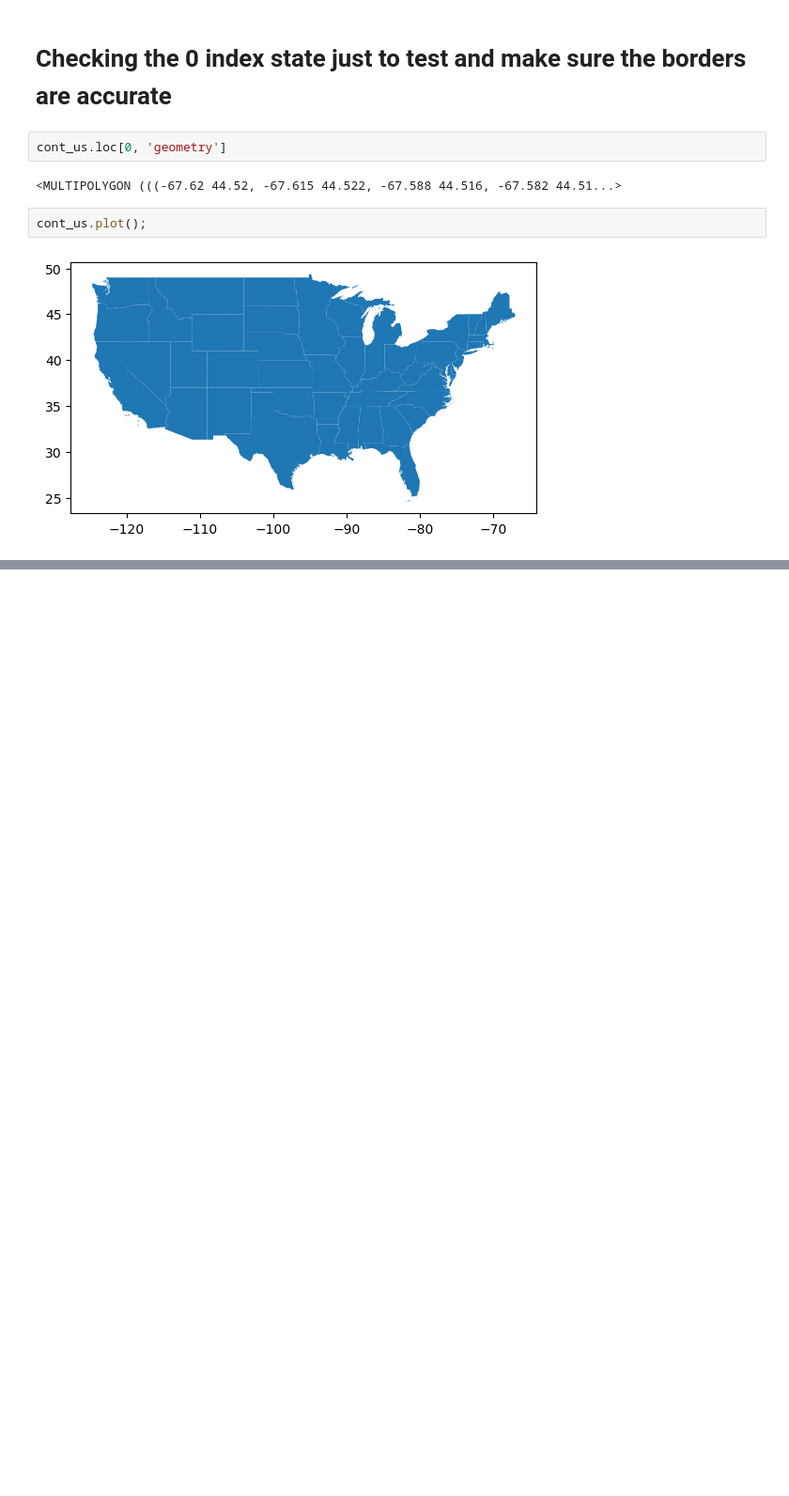
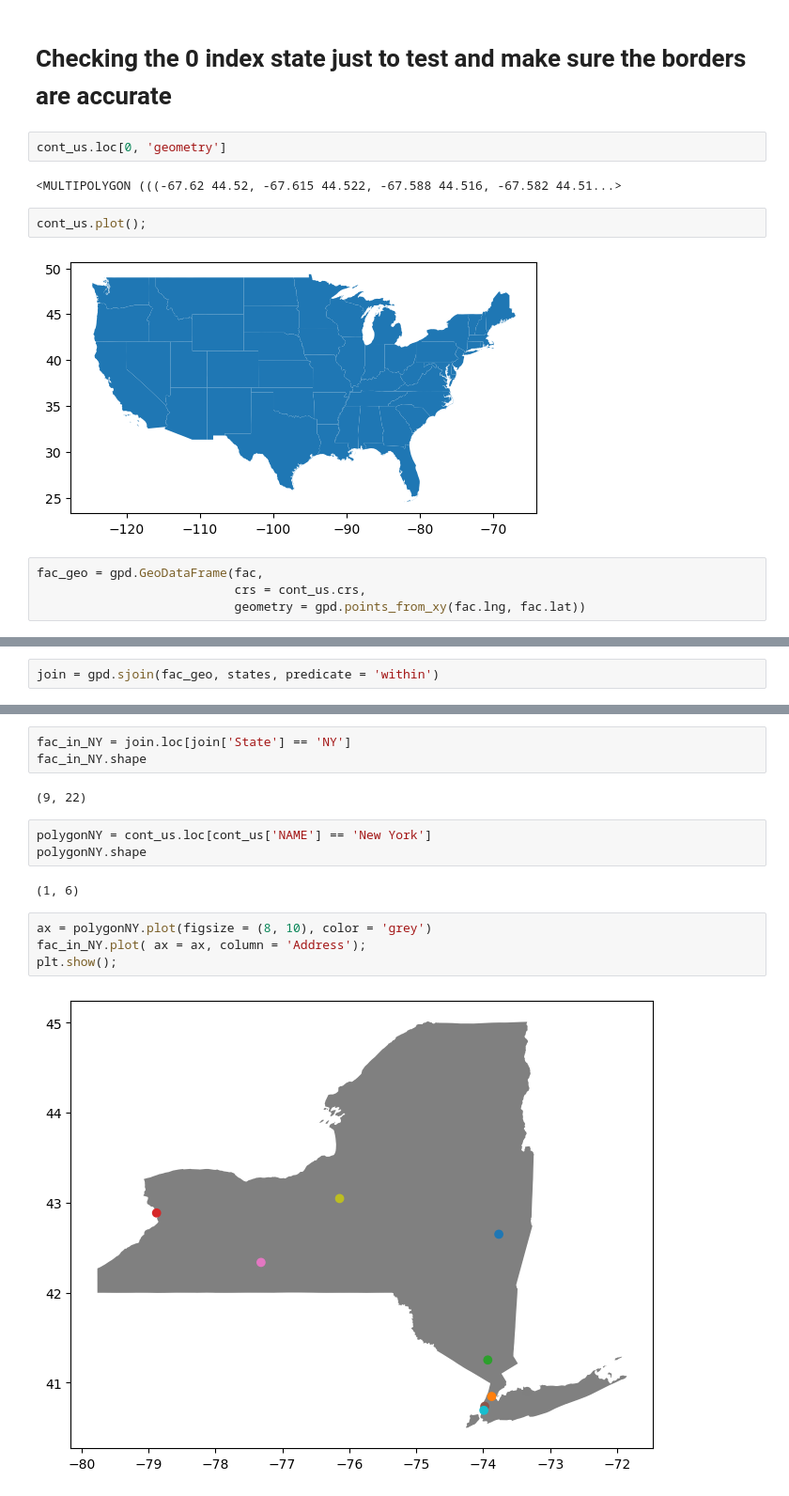
Before and after one commit to kshaffer93/capstone, a Jupyter notebook: notebooks/facilties_list.ipynb, the cells around one changed output, grey strips where cells are left out. Shown: that part at 94% size. Cells and saved outputs as stored; diff of their text form; blank space fills up the shorter version.

Commit message:
plotting geo by state

```diff
--- a/notebooks/facilties_list.ipynb
+++ b/notebooks/facilties_list.ipynb
@@ -92,3 +92,7 @@ cont_us.loc[0, 'geometry']
 cont_us.plot();
 # %% [output]
 [figure]
+# %%
+fac_geo = gpd.GeoDataFrame(fac,
+                           crs = cont_us.crs,
+                           geometry = gpd.points_from_xy(fac.lng, fac.lat))
@@ -94,0 +112,2 @@ cont_us.plot();
+# %%
+join = gpd.sjoin(fac_geo, states, predicate = 'within')
@@ -94,0 +144,16 @@ cont_us.plot();
+# %%
+fac_in_NY = join.loc[join['State'] == 'NY']
+fac_in_NY.shape
+# %% [output]
+(9, 22)
+# %%
+polygonNY = cont_us.loc[cont_us['NAME'] == 'New York']
+polygonNY.shape
+# %% [output]
+(1, 6)
+# %%
+ax = polygonNY.plot(figsize = (8, 10), color = 'grey')
+fac_in_NY.plot( ax = ax, column = 'Address');
+plt.show();
+# %% [output]
+[figure, added]
```
Also changed, not shown: parts of 4 cells of this notebook.
